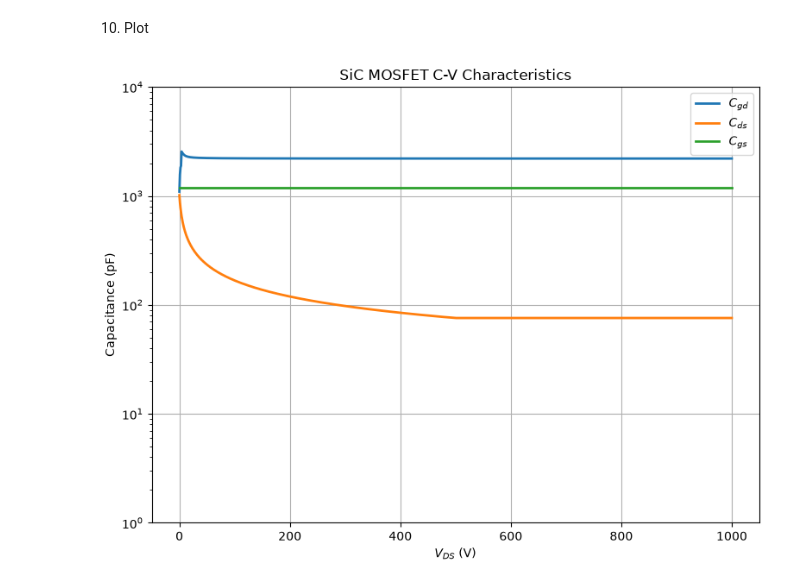
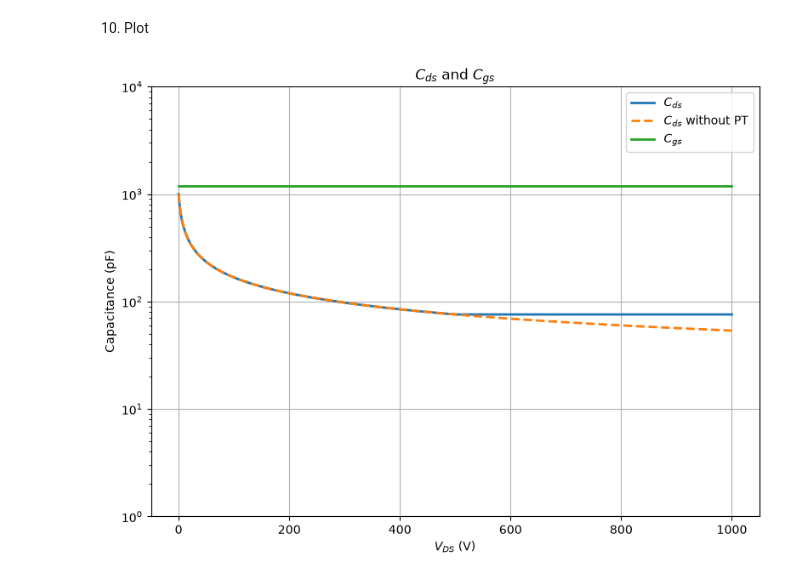
Before and after one commit to JyunKaisaki/Neural-Network_Internship_2026, a Jupyter notebook: .github/src/PINN_CV.ipynb, the cells around one changed output. Drawn from its saved outputs; the diff is of its cells as text; code cells hidden in the pictures.

```diff
--- a/.github/src/PINN_CV.ipynb
+++ b/.github/src/PINN_CV.ipynb
@@ -647,27 +591,15 @@ with torch.no_grad():
 # %% [markdown]
 F to pF
 # %%
-# ============================================================
-# F -> pF
-# ============================================================
-
-CJFET_pF = (
-    CJFET
-    * 1e12
-)
-
-
-Cgd_pF = (
-    Cgd_value
-    * 1e12
-)
-
-
 Cds_pF = (
     Cds_value
     * 1e12
 )
 
+Cds_no_PT_pF = (
+    Cds_no_PT_value
+    * 1e12
+)
 
 Cgs_pF = (
     Cgs_value
@@ -746,7 +666,7 @@ Vds(V)      phi_gd(V)      CJFET(pF)      Cgd(pF)      Cds(pF)      Cgs(pF)
 10. Plot
 # %%
 # ============================================================
-# Plot C-V characteristics
+# Cds / Cgs validation
 # ============================================================
 
 plt.figure(
@@ -756,55 +676,58 @@ plt.figure(
 
 plt.plot(
     Vds_cv.cpu().numpy(),
-    Cgd_pF.cpu().numpy(),
-    label=r"$C_{gd}$",
+    Cds_pF.cpu().numpy(),
+    label=r"$C_{ds}$",
     linewidth=2,
 )
 
 
 plt.plot(
     Vds_cv.cpu().numpy(),
-    Cds_pF.cpu().numpy(),
-    label=r"$C_{ds}$",
+    Cds_no_PT_pF.cpu().numpy(),
+    label=r"$C_{ds}$ without PT",
     linewidth=2,
+    linestyle="--",
 )
 
 
 plt.plot(
     Vds_cv.cpu().numpy(),
     Cgs_pF.cpu().numpy(),
     label=r"$C_{gs}$",
     linewidth=2,
 )
 
 
 plt.xlabel(
     r"$V_{DS}$ (V)"
 )
 
-
 plt.ylabel(
     "Capacitance (pF)"
 )
 
-
 plt.title(
-    "SiC MOSFET C-V Characteristics"
+    r"$C_{ds}$ and $C_{gs}$"
 )
 
+plt.yscale(
+    "log"
+)
+
+plt.ylim(
+    1,
+    1e4
+)
 
 plt.grid(
     True
 )
 
-
 plt.legend()
 
-
 plt.tight_layout()
-plt.yscale("log")
-plt.ylim(1, 1e4)
 
 plt.show()
 # %% [output]
-[figure, old version]
+[figure, new version]
```
Also changed, not shown: parts of 13 cells of this notebook, 4 other files.
